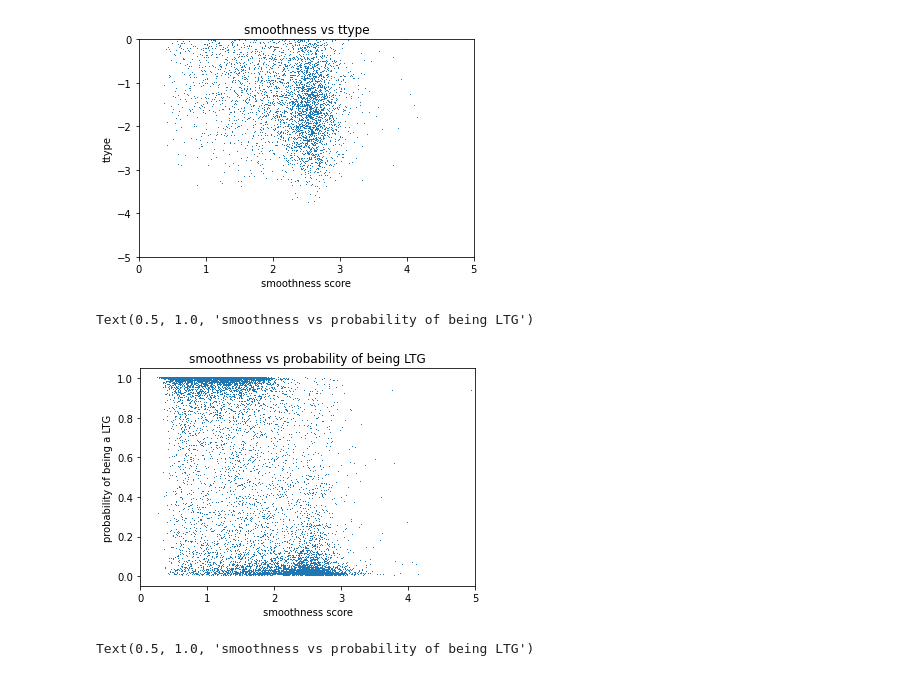
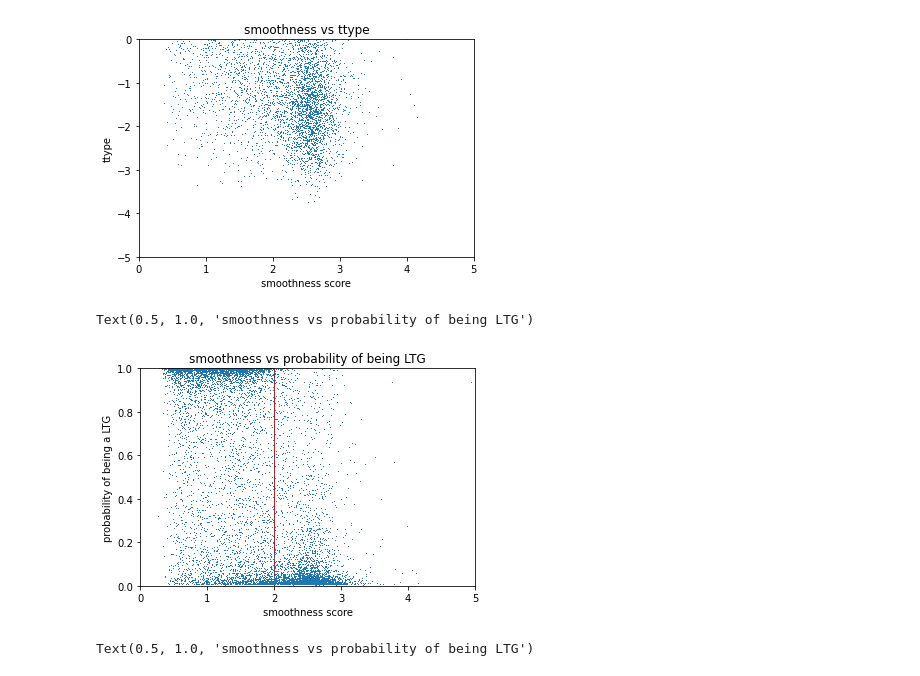
Before and after one commit to yzh250/RotationCurve, a Jupyter notebook: 2D_RC/main/Notebooks/smoothness_study.ipynb, the cells around one changed output. Saved outputs shown, nothing was run; the diff lists cells and outputs as text; code cells hidden in the pictures.

```diff
--- a/2D_RC/main/Notebooks/smoothness_study.ipynb
+++ b/2D_RC/main/Notebooks/smoothness_study.ipynb
@@ -101,13 +104,15 @@ Text(0.5, 1.0, 'smoothness vs ttype')
 [figure]
 # %%
 plt.plot(smoothness,pltg,',')
+plt.vlines(2,ymin=0,ymax=1,color='r',linewidth=1)
 plt.xlabel('smoothness score')
 plt.ylabel('probability of being a LTG')
 plt.xlim(0,5)
+plt.ylim(0,1)
 plt.title('smoothness vs probability of being LTG')
 # %% [output]
 Text(0.5, 1.0, 'smoothness vs probability of being LTG')
-[figure, old version]
+[figure, new version]
 # %%
 vc = cross_match_table['DL_Visual_Class'].data
 # %%
```
Also changed, not shown: parts of 1 cell of this notebook, 35 other files.
